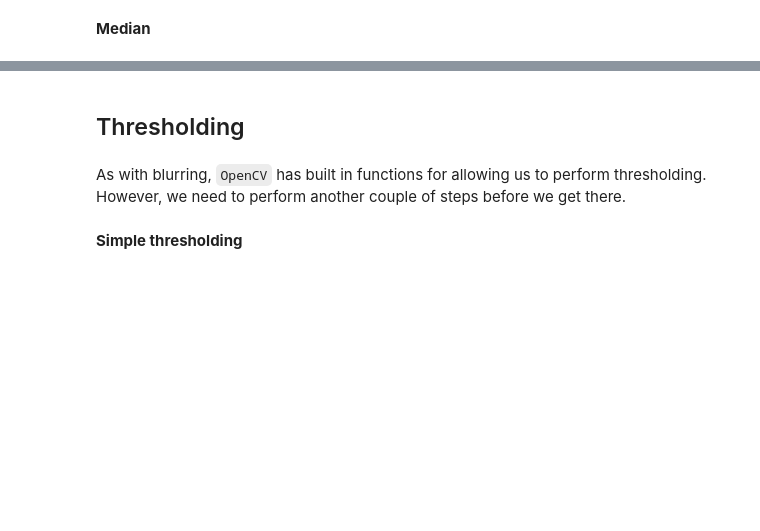
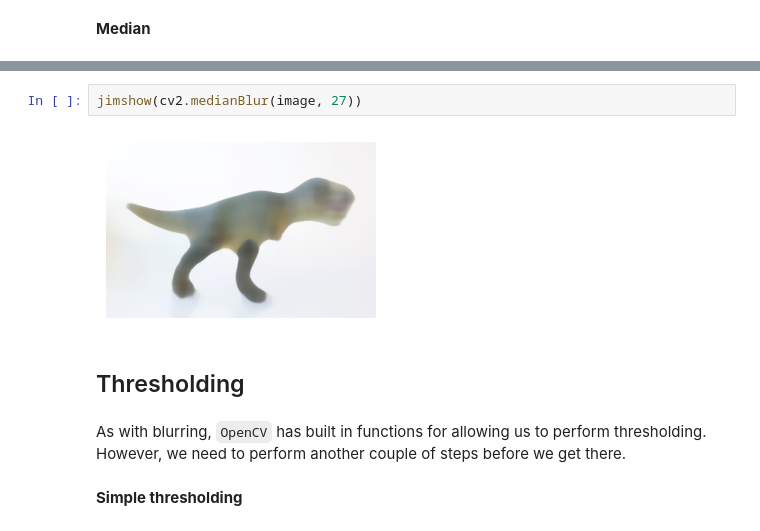
Before and after one commit to MiaKuntz/cds-visual, a Jupyter notebook: nbs/session4_inclass_mtk.ipynb, the cells around one changed output, grey strips where cells are left out. Cells and saved outputs as stored; diff of their text form; blank space fills up the shorter version.

```diff
--- a/nbs/session4_inclass_mtk.ipynb
+++ b/nbs/session4_inclass_mtk.ipynb
@@ -60,3 +72,7 @@ jimshow(blurred)
+# %%
+jimshow(cv2.medianBlur(image, 27))
+# %% [output]
+[figure, added]
 # %% [markdown]
 ## Thresholding
 # %% [markdown]
```
Also changed, not shown: parts of 19 cells of this notebook.
